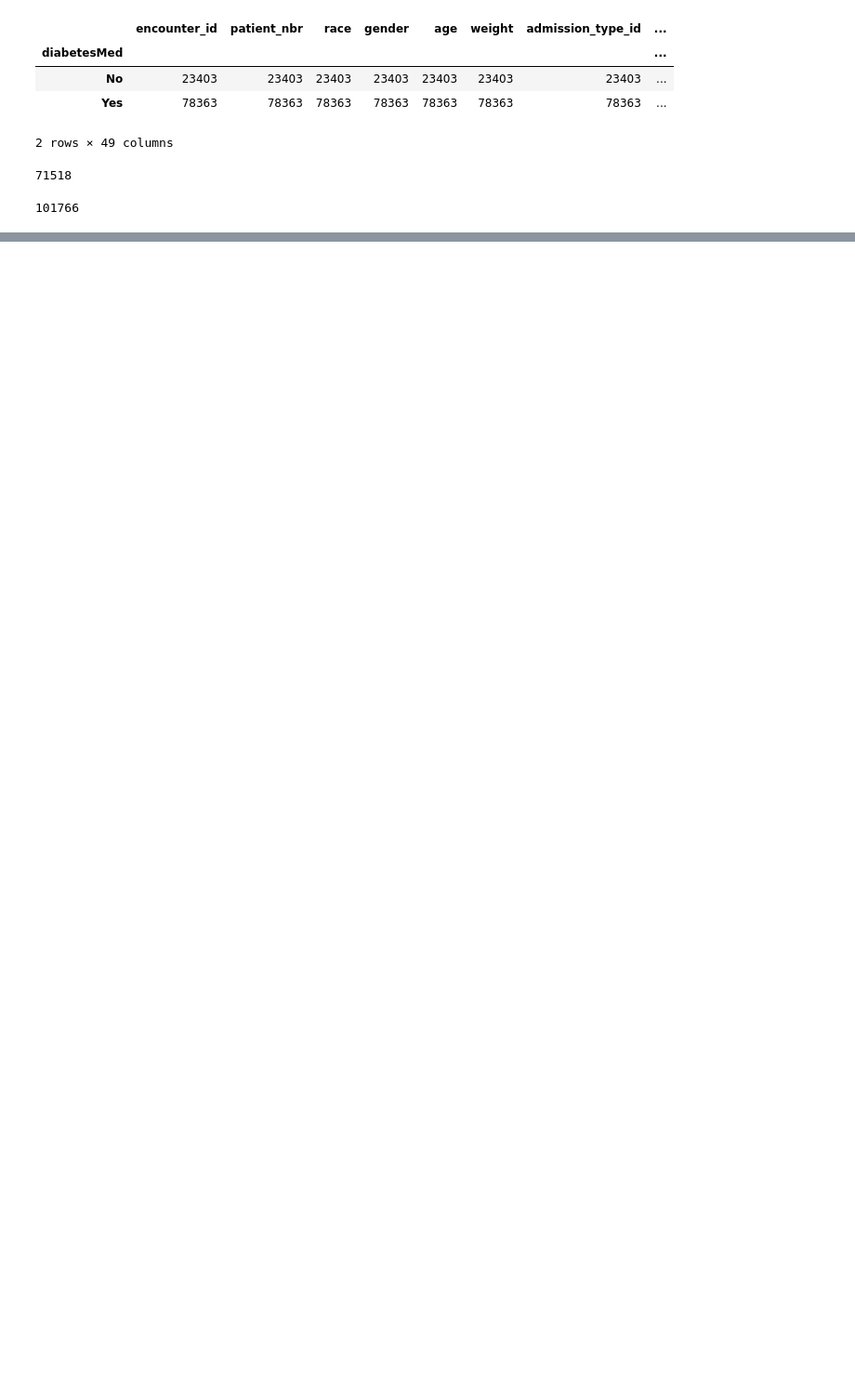
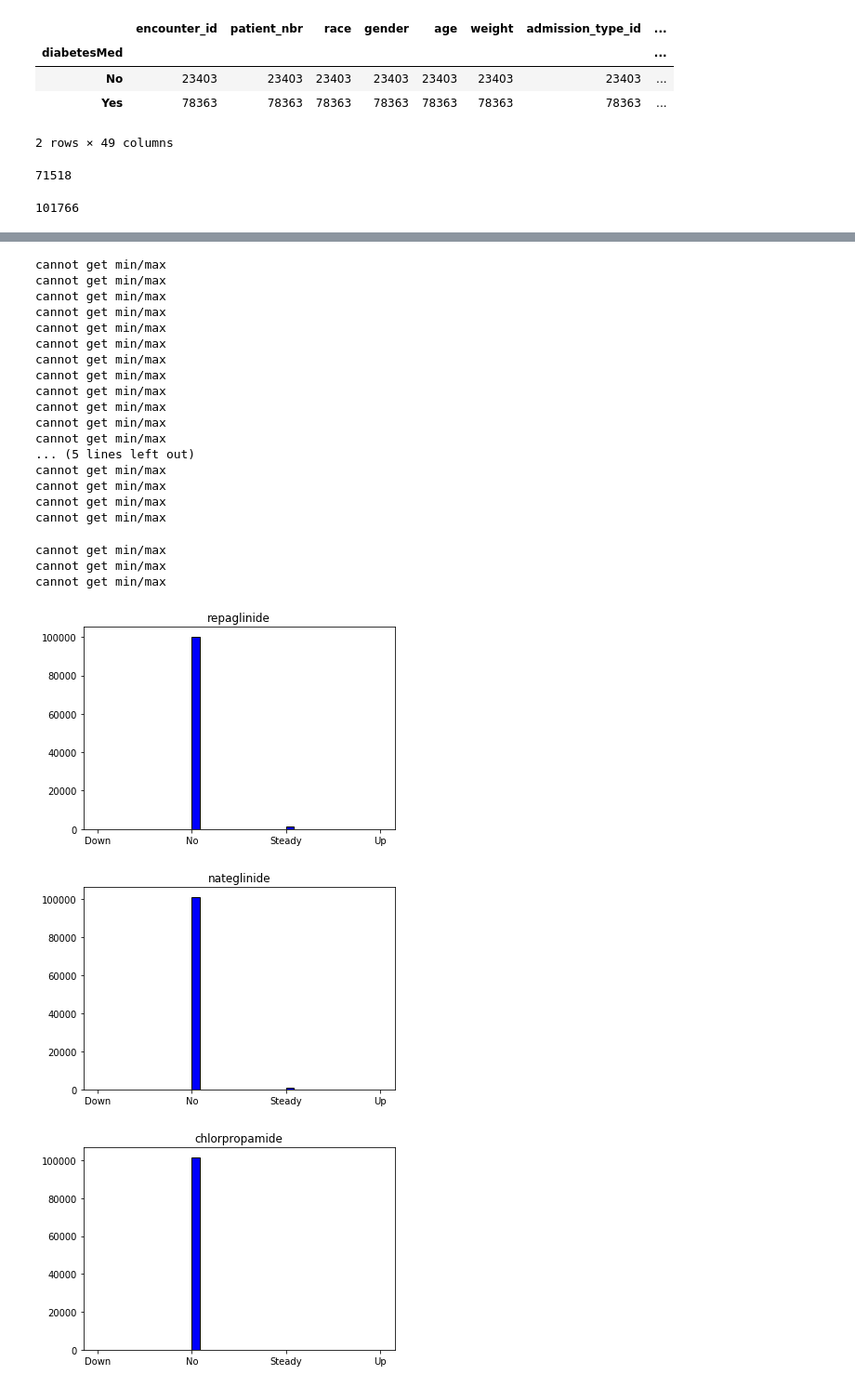
Before and after one commit to mkamineni/6.804FinalProject, a Jupyter notebook: dataset_exploration.ipynb, the cells around one changed output, grey strips where cells are left out. Shown at 93% size. Drawn from its saved outputs; the diff is of its cells as text; code cells hidden in the pictures; blank space fills up the shorter version.

```diff
--- a/dataset_exploration.ipynb
+++ b/dataset_exploration.ipynb
@@ -20,0 +42,38 @@ len(df)
+# %%
+for string in list(df)[25:-1]:
+    vars = df[string]
+    try:
+        print("Minimum %s: %d" %(string, min(vars)))
+        print("Maximum %s: %d" %(string, max(vars)))
+    except:
+        print('cannot get min/max')
+
+    # matplotlib histogram
+    plt.figure()
+    plt.title(string)
+    plt.hist(df[string], color = 'blue', edgecolor = 'black',
+             bins = int(180/5))
+# %% [output]
+cannot get min/max
+cannot get min/max
+cannot get min/max
+cannot get min/max
+cannot get min/max
+cannot get min/max
+cannot get min/max
+cannot get min/max
+cannot get min/max
+cannot get min/max
+cannot get min/max
+cannot get min/max
+... (5 lines left out)
+cannot get min/max
+cannot get min/max
+cannot get min/max
+cannot get min/max
+cannot get min/max
+cannot get min/max
+cannot get min/max
+[figure, added]
+[figure, added]
+[figure, added]
```
Also changed, not shown: parts of 4 cells of this notebook.
